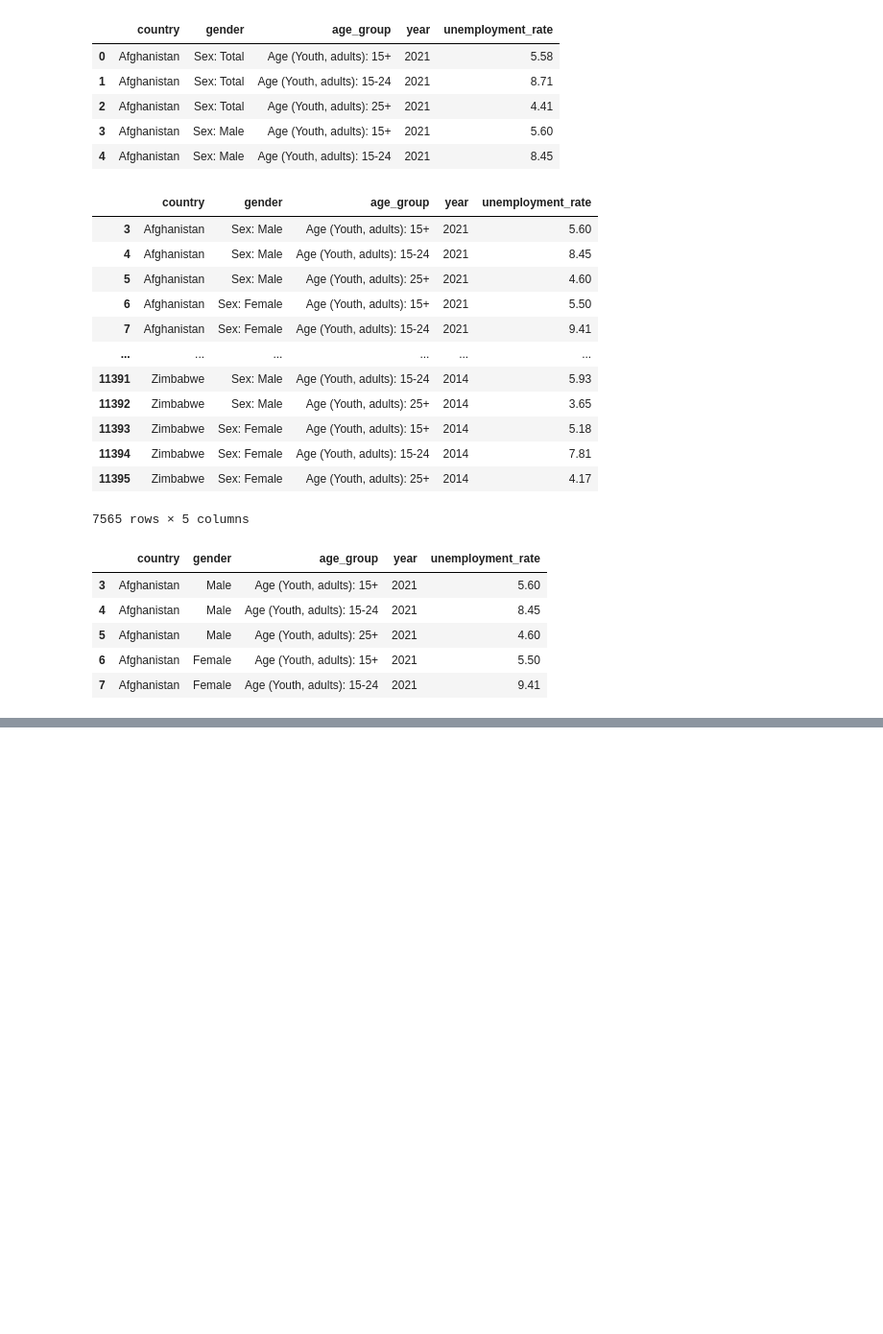
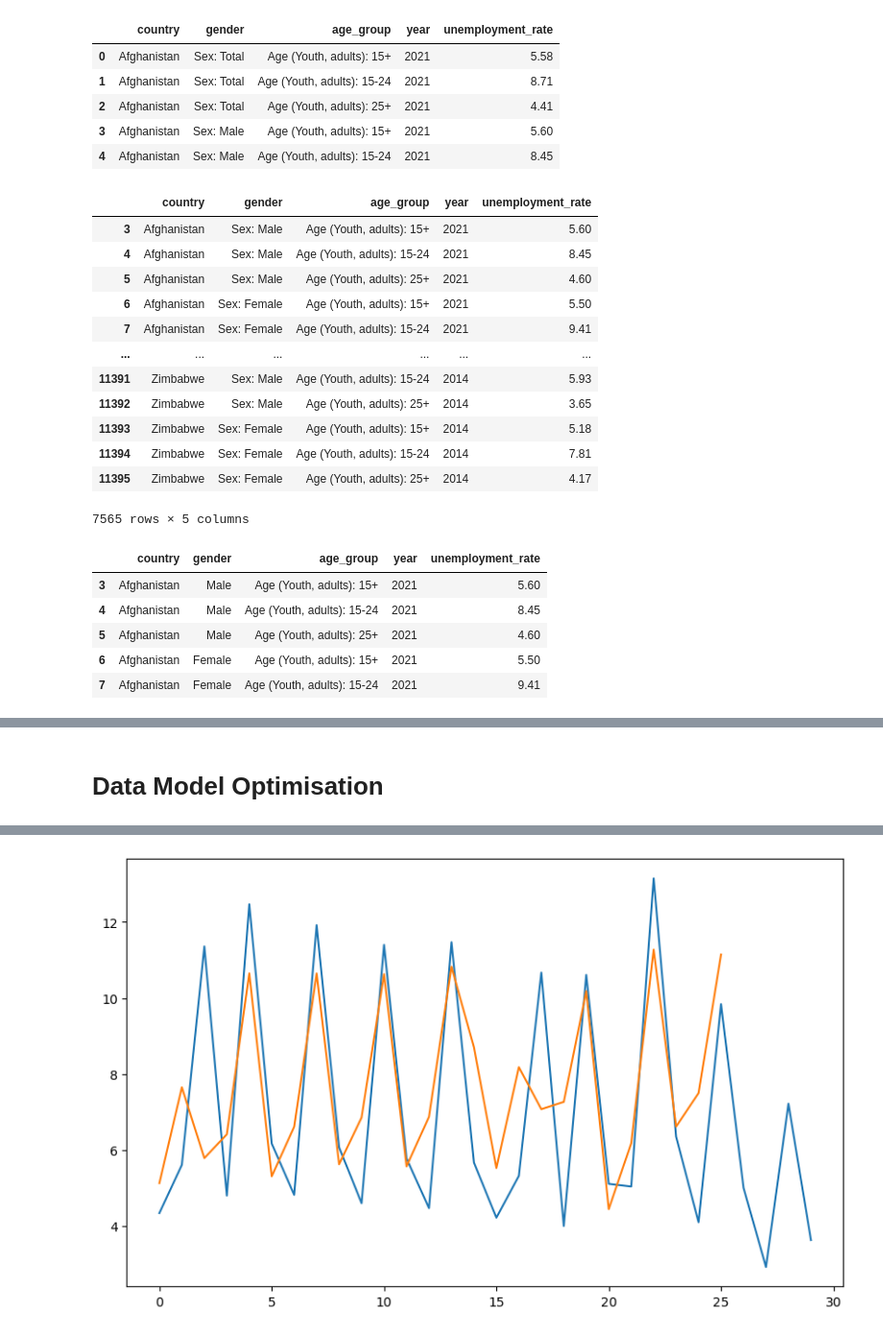
Before and after one commit to araceligiselle/project-4, a Jupyter notebook: unemployment_rate_cleaned.ipynb, the cells around one changed output, grey strips where cells are left out. Shown: that part at 96% size. Saved outputs shown, nothing was run; the diff lists cells and outputs as text; code cells hidden in the pictures; blank space fills up the shorter version.

```diff
--- a/unemployment_rate_cleaned.ipynb
+++ b/unemployment_rate_cleaned.ipynb
@@ -143,0 +325,71 @@ unemployment_df.to_csv('unemployment_cleaned.csv', index=False)
+# %% [markdown]
+# Data Model Optimisation
+# %%
+import numpy as np
+import pandas as pd
+from sklearn.preprocessing import MinMaxScaler
+from keras.models import Sequential
+from keras.layers import LSTM, Dense
+from sklearn.metrics import mean_squared_error
+import matplotlib.pyplot as plt
+
+# Load the dataset
+# Filter for females in Australia and select relevant columns
+aus_female_data = unemployment_df[(unemployment_df['country'] == 'Australia') & (unemployment_df['gender'] == 'Female')]
+aus_female_data = aus_female_data[['year', 'unemployment_rate']].sort_values('year')
+aus_female_data.set_index('year', inplace=True)
+
+# Scale the unemployment_rate
+scaler = MinMaxScaler(feature_range=(0, 1))
+scaled_data = scaler.fit_transform(aus_female_data)
+
+# Convert scaled data to supervised learning format
+def create_dataset(dataset, look_back=1):
+    X, Y = [], []
+    for i in range(len(dataset)-look_back-1):
+        a = dataset[i:(i+look_back), 0]
+        X.append(a)
+        Y.append(dataset[i + look_back, 0])
+    return np.array(X), np.array(Y)
+
+look_back = 3
+X, Y = create_dataset(scaled_data, look_back)
+X = np.reshape(X, (X.shape[0], X.shape[1], 1))
+
+# Split into train and test sets
+train_size = int(len(X) * 0.67)
+test_size = len(X) - train_size
+trainX, testX = X[0:train_size,:,:], X[train_size:len(X),:,:]
+trainY, testY = Y[0:train_size], Y[train_size:len(Y)]
+
+# Build the LSTM model
+model = Sequential()
+model.add(LSTM(50, input_shape=(look_back, 1)))
+model.add(Dense(1))
+model.compile(loss='mean_squared_error', optimizer='adam')
+
+# Train the model
+model.fit(trainX, trainY, epochs=100, batch_size=1, verbose=2)
+
+# Make predictions
+trainPredict = model.predict(trainX)
+testPredict = model.predict(testX)
+
+# Invert predictions
+trainPredict = scaler.inverse_transform(trainPredict)
+trainY = scaler.inverse_transform([trainY])
+testPredict = scaler.inverse_transform(testPredict)
+testY = scaler.inverse_transform([testY])
+
+# Calculate root mean squared error
+trainScore = np.sqrt(mean_squared_error(trainY[0], trainPredict[:,0]))
+print('Train Score: %.2f RMSE' % (trainScore))
+testScore = np.sqrt(mean_squared_error(testY[0], testPredict[:,0]))
+print('Test Score: %.2f RMSE' % (testScore))
+
+# Plot baseline and predictions
+plt.figure(figsize=(10,6))
+plt.plot(scaler.inverse_transform(scaled_data))
+plt.plot(np.concatenate((trainPredict, testPredict)))
+plt.show()
+# %% [output]
@@ -143,0 +413 @@ unemployment_df.to_csv('unemployment_cleaned.csv', index=False)
+[figure, added]
```
Also changed, not shown: parts of 20 cells of this notebook, 1 other file.
